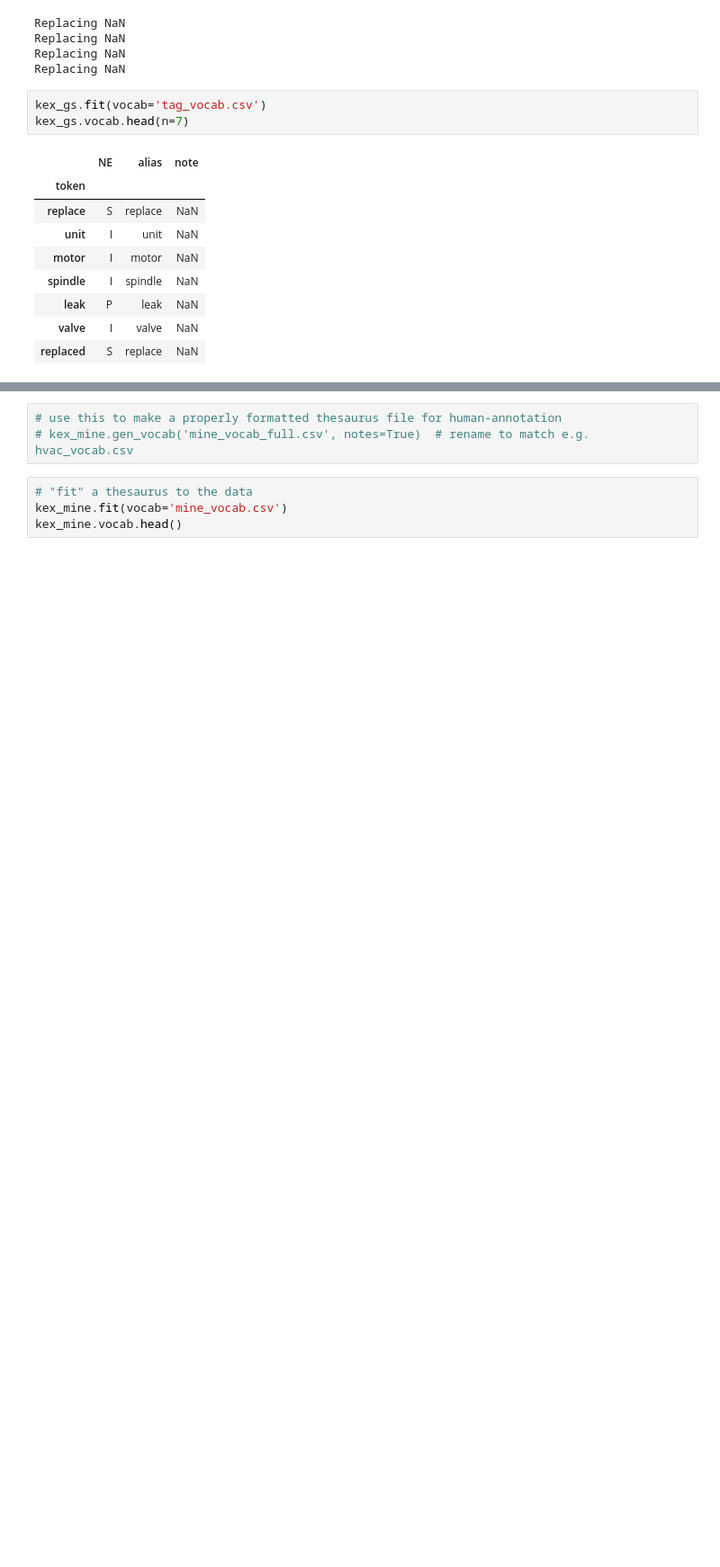
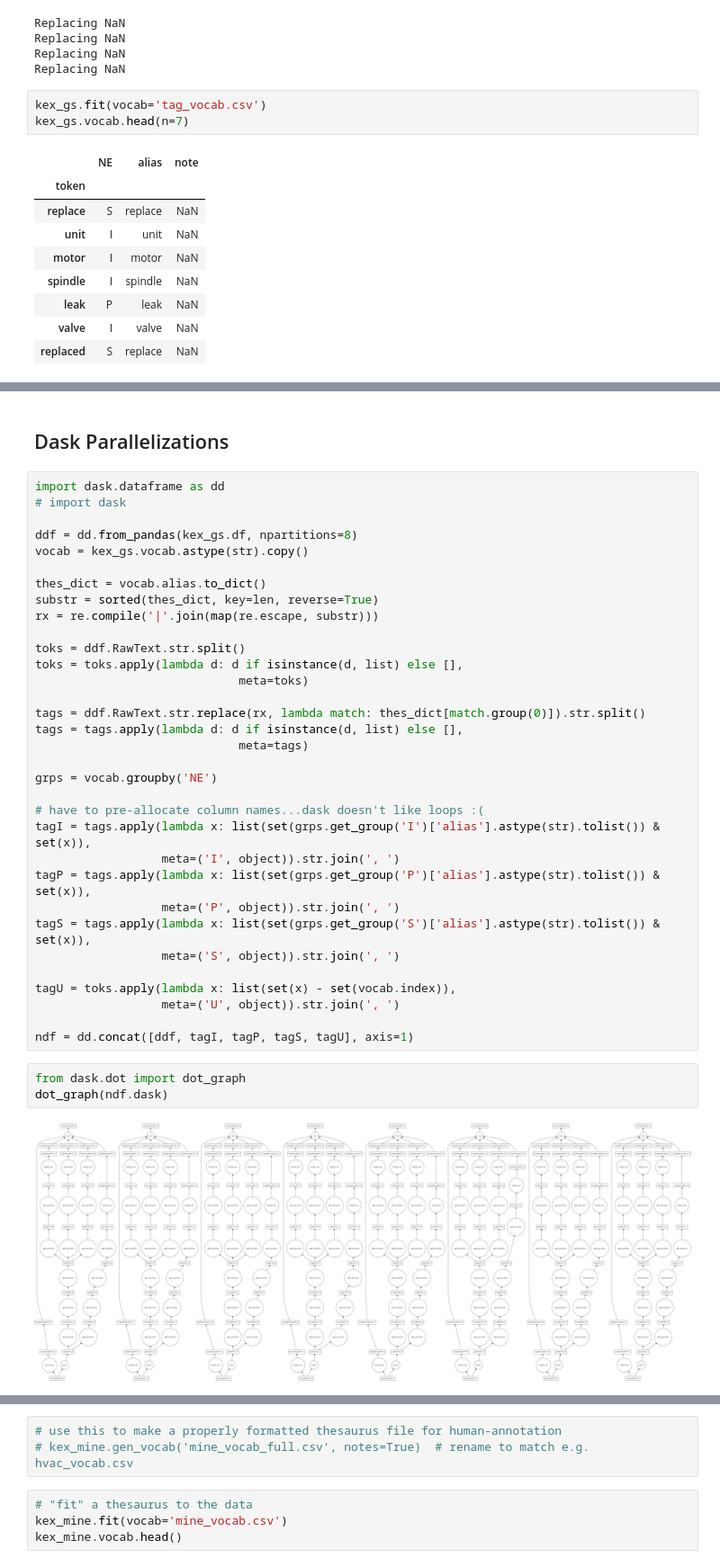
Before and after one commit to usnistgov/nestor-tmp2, a Jupyter notebook: docs/dask.ipynb, the cells around one changed output, grey strips where cells are left out. Shown at 90% size. Drawn from its saved outputs; the diff is of its cells as text; blank space fills up the shorter version.

Commit message:
Dask and improved pandas kex is operational; 10-60x improvement.

```diff
--- a/docs/dask.ipynb
+++ b/docs/dask.ipynb
@@ -98,0 +113,40 @@ tags.compute()
+# %% [markdown]
+## Dask Parallelizations
+# %%
+import dask.dataframe as dd
+# import dask
+
+ddf = dd.from_pandas(kex_gs.df, npartitions=8)
+vocab = kex_gs.vocab.astype(str).copy()
+
+thes_dict = vocab.alias.to_dict()
+substr = sorted(thes_dict, key=len, reverse=True)
+rx = re.compile('|'.join(map(re.escape, substr)))
+
+toks = ddf.RawText.str.split()
+toks = toks.apply(lambda d: d if isinstance(d, list) else [],
+                             meta=toks)
+
+tags = ddf.RawText.str.replace(rx, lambda match: thes_dict[match.group(0)]).str.split()
+tags = tags.apply(lambda d: d if isinstance(d, list) else [],
+                             meta=tags)
+
+grps = vocab.groupby('NE')
+
+# have to pre-allocate column names...dask doesn't like loops :(
+tagI = tags.apply(lambda x: list(set(grps.get_group('I')['alias'].astype(str).tolist()) & set(x)),
+                  meta=('I', object)).str.join(', ')
+tagP = tags.apply(lambda x: list(set(grps.get_group('P')['alias'].astype(str).tolist()) & set(x)),
+                  meta=('P', object)).str.join(', ')
+tagS = tags.apply(lambda x: list(set(grps.get_group('S')['alias'].astype(str).tolist()) & set(x)),
+                  meta=('S', object)).str.join(', ')
+
+tagU = toks.apply(lambda x: list(set(x) - set(vocab.index)),
+                  meta=('U', object)).str.join(', ')
+
+ndf = dd.concat([ddf, tagI, tagP, tagS, tagU], axis=1)
+# %%
+from dask.dot import dot_graph
+dot_graph(ndf.dask)
+# %% [output]
+[figure, added]
```
Also changed, not shown: parts of 19 cells of this notebook, 1 other file.
